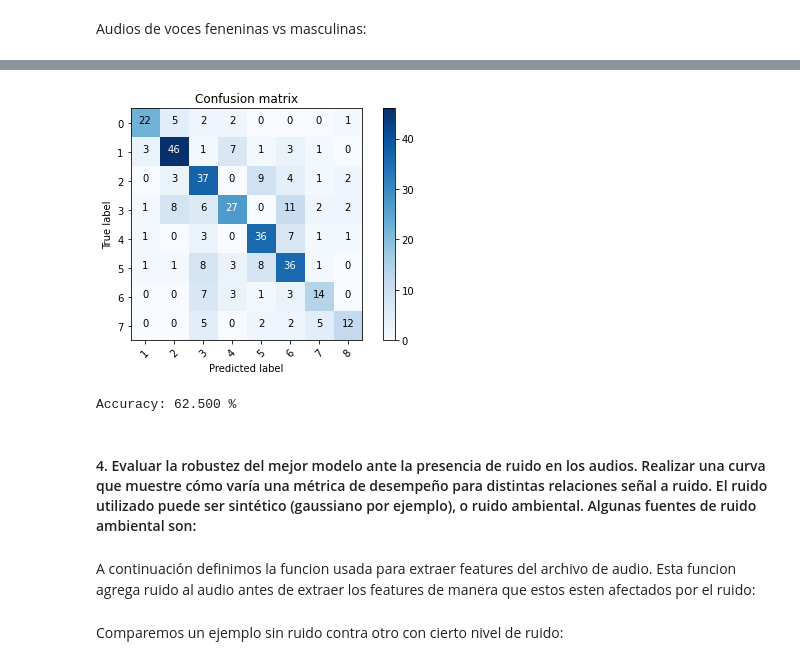
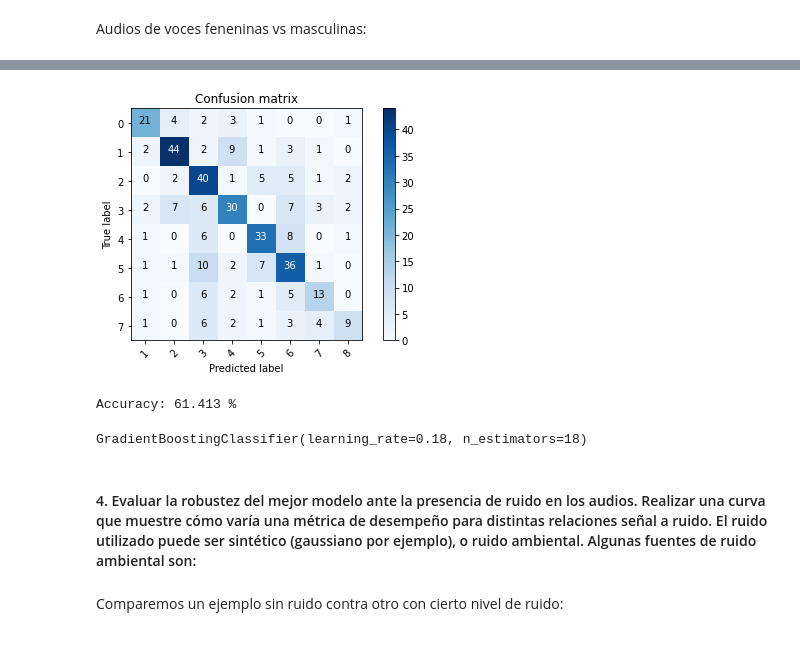
Before and after one commit to magistery-tps/aa-tp2, a Jupyter notebook: notebooks/tp2.ipynb, the cells around one changed output, grey strips where cells are left out. Saved outputs shown, nothing was run; the diff lists cells and outputs as text; code cells hidden in the pictures.

```diff
--- a/notebooks/tp2.ipynb
+++ b/notebooks/tp2.ipynb
@@ -51,5 +59,3 @@ from sound  import play, play_audio, get_functional_feats
-# %%
-def exclude_columns(df, columns): return df.drop(columns, axis=1)
 # %% [markdown]
 #### 1. Cargamos el dataset que ya generamos en la notebook **generar-dataset**.
 # %% [markdown]
@@ -386,7 +386,7 @@ rs = randomized_search(
         'learning_rate': np.arange(0, 1, 0.001)
     }
 )
-show_summary(rs.best_estimator_, X_test_without_special_columns, y_test)
+gradient_boosting = show_score(rs.best_estimator_, X_test_without_special_columns, y_test)
 # %% [output]
 Fitting 12 folds for each of 50 candidates, totalling 600 fits
 [Parallel(n_jobs=24)]: Using backend LokyBackend with 24 concurrent workers.
@@ -452,12 +453,11 @@ Accuracy: 56.793 %
 # %%
-y_pred = model.predict(man_features)
+y_pred = gradient_boosting.predict(man_features)
 
 plot_confusion_matrix(man_y_true, y_pred)
-show_summary(model, man_features, man_y_true)
+show_score(gradient_boosting, man_features, man_y_true)
 # %% [output]
-[figure, old version]
+[figure, new version]
-Accuracy: 62.500 %
+Accuracy: 61.413 %
+GradientBoostingClassifier(learning_rate=0.18, n_estimators=18)
 # %% [markdown]
 #### 4. Evaluar la robustez del mejor modelo ante la presencia de ruido en los audios. Realizar una curva que muestre cómo varía una métrica de desempeño para distintas relaciones señal a ruido. El ruido utilizado puede ser sintético (gaussiano por ejemplo), o ruido ambiental. Algunas fuentes de ruido ambiental son:
-# %% [markdown]
-A continuación definimos la funcion usada para extraer features del archivo de audio. Esta funcion agrega ruido al audio antes de extraer los features de manera que estos esten afectados por el ruido:
```
Also changed, not shown: parts of 41 cells of this notebook, 7 other files.
